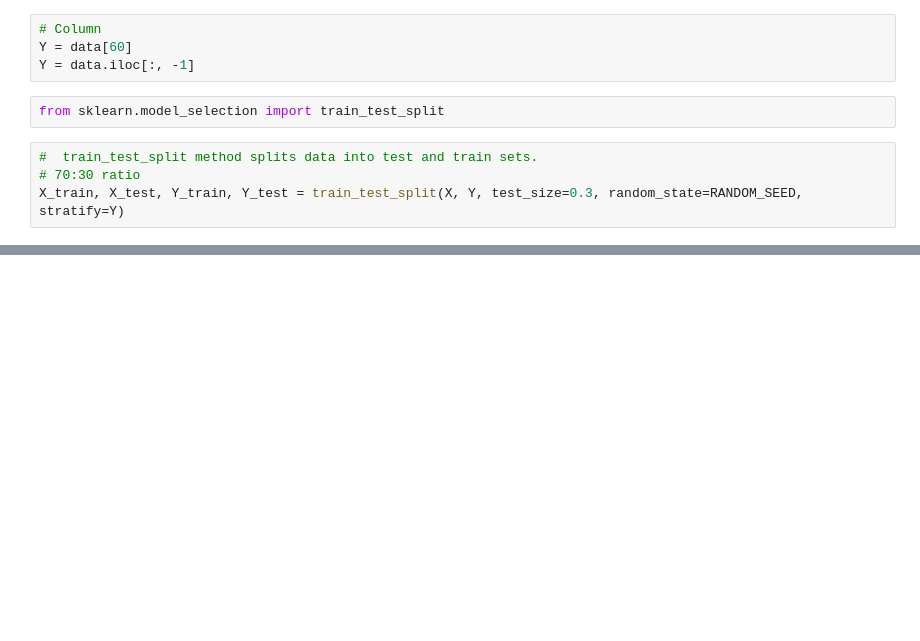
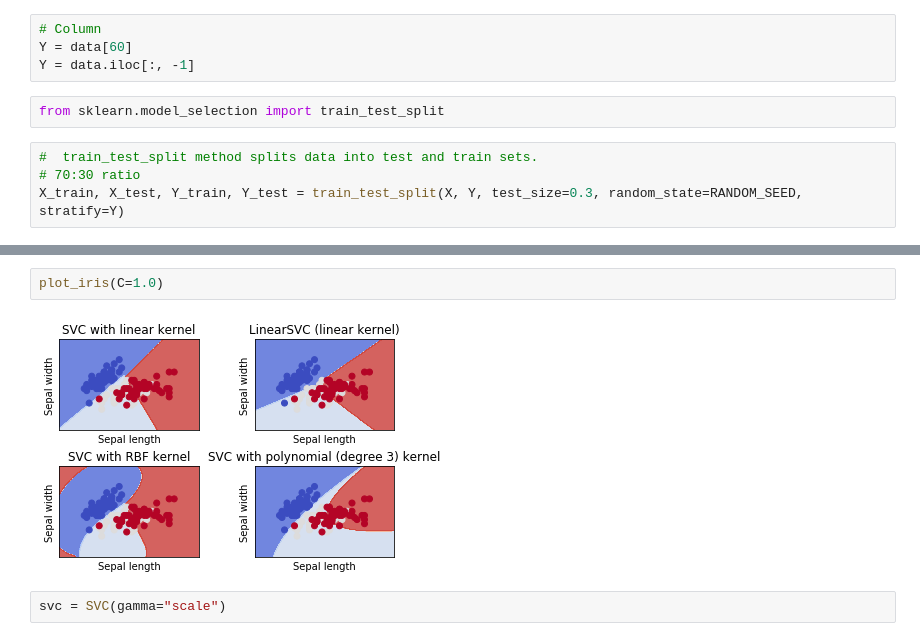
Before and after one commit to enzittonn/DSV-DAMI-I, a Jupyter notebook: lab3/lab3.ipynb, the cells around one changed output, grey strips where cells are left out. Cells and saved outputs as stored; diff of their text form; blank space fills up the shorter version.

```diff
--- a/lab3/lab3.ipynb
+++ b/lab3/lab3.ipynb
@@ -43,0 +146,6 @@ X_train, X_test, Y_train, Y_test = train_test_split(X, Y, test_size=0.3, random_
+# %%
+plot_iris(C=1.0)
+# %% [output]
+[figure, added]
+# %%
+svc = SVC(gamma="scale")
```
Also changed, not shown: parts of 28 cells of this notebook, 1 other file.
